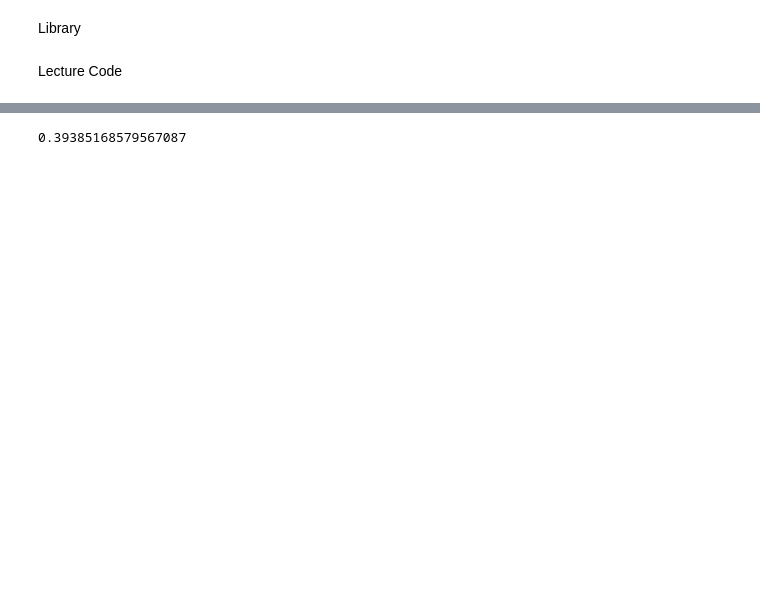
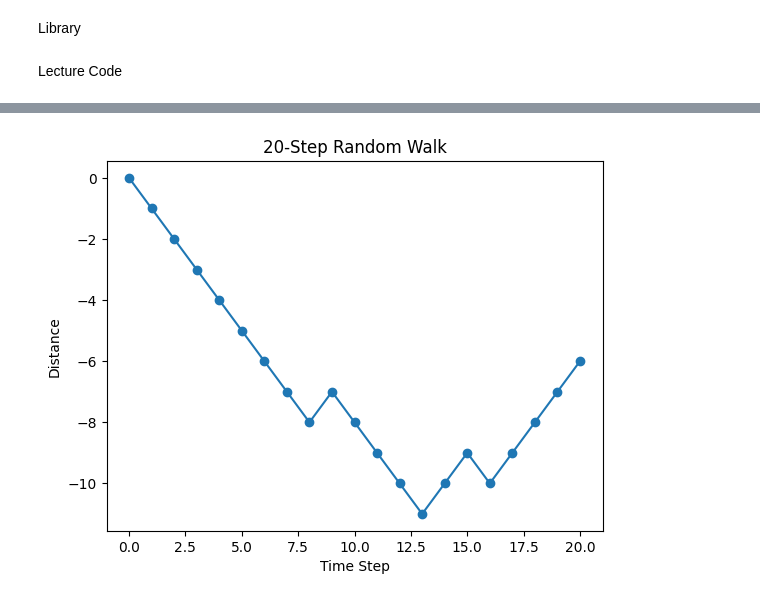
Before and after one commit to 1021114Carlos/MIT_MM_Finance, a Jupyter notebook: Courses/Mathematical_Methods_Quantitative_Finance/M2_Discrete time stochastic.ipynb, the cells around one changed output, grey strips where cells are left out. Drawn from its saved outputs; the diff is of its cells as text; code cells hidden in the pictures; blank space fills up the shorter version.

Commit message:
discrete time stochastic graphs.

```diff
--- a/Courses/Mathematical_Methods_Quantitative_Finance/M2_Discrete time stochastic.ipynb
+++ b/Courses/Mathematical_Methods_Quantitative_Finance/M2_Discrete time stochastic.ipynb
@@ -66,5 +11,24 @@ AttributeError: 'int' object has no attribute 'random'
-# %%
-z = np.random.uniform()
-z
-# %% [output]
-0.39385168579567087
+# %%
+p = 0.5
+nt = 20
+n_paths = 1
+
+rng = np.random.default_rng()               # Generate random draws and transform to +1 or -1
+z = rng.random(nt)
+x = np.where(z < p, 1, -1)
+
+# Initialize the walk (starts at 0)
+s = np.zeros(nt + 1)
+
+# for t in range(nt):
+#     s[t+1] = s[t] + x[t]
+s = np.concatenate([[0], np.cumsum(x)])
+
+# Plotting
+plt.plot(s, '-o')                           # '-o' gives the line + dots
+plt.title("20-Step Random Walk")
+plt.xlabel("Time Step")
+plt.ylabel("Distance")
+plt.show()
+# %% [output]
+[figure, added]
```
Also changed, not shown: parts of 3 cells of this notebook.
